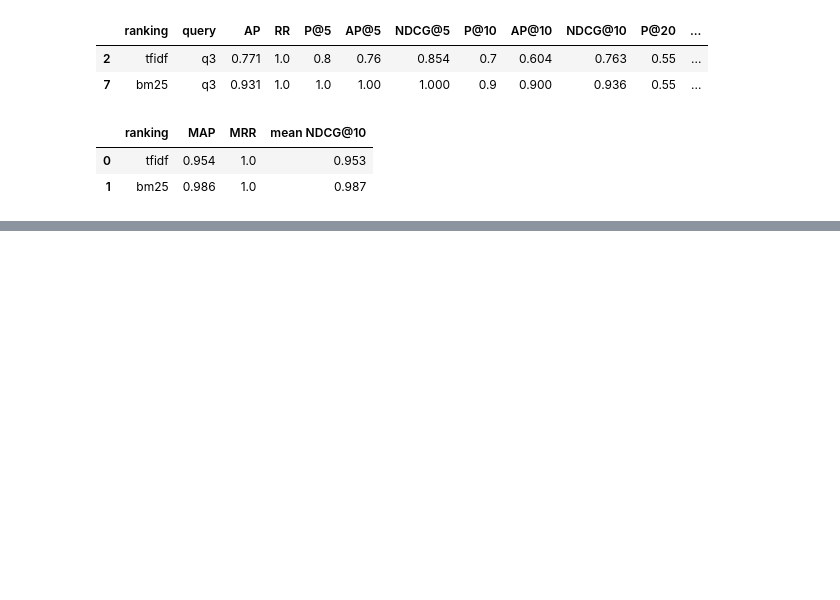
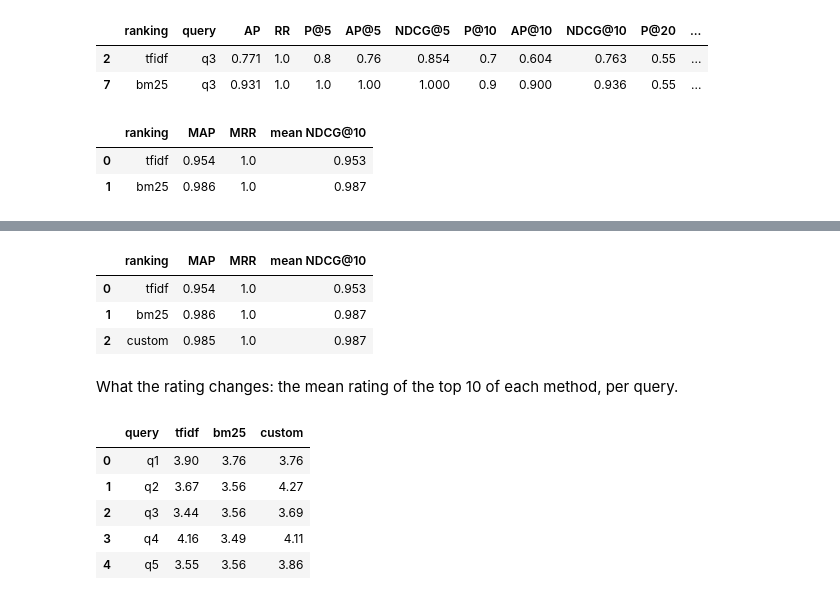
Before and after one commit to bielmongeortiz/irwa-final-project, a Jupyter notebook: project_progress/part_3/IRWA_part_3.ipynb, the cells around one changed output, grey strips where cells are left out. Saved outputs shown, nothing was run; the diff lists cells and outputs as text; code cells hidden in the pictures; blank space fills up the shorter version.

```diff
--- a/project_progress/part_3/IRWA_part_3.ipynb
+++ b/project_progress/part_3/IRWA_part_3.ipynb
@@ -148,0 +183,29 @@ summary(per_query)
+# %%
+per_query = pd.concat([evaluate("tfidf"), evaluate("bm25"), evaluate("custom")], ignore_index=True)
+summary(per_query)
+# %% [output]
+|  | ranking | MAP | MRR | mean NDCG@10 |
+| 0 | tfidf | 0.954 | 1.0 | 0.953 |
+| 1 | bm25 | 0.986 | 1.0 | 0.987 |
+| 2 | custom | 0.985 | 1.0 | 0.987 |
+# %% [markdown]
+What the rating changes: the mean rating of the top 10 of each method, per query.
+# %%
+rows = []
+for qid, q in queries.items():
+    row = {"query": qid}
+    for ranking in ["tfidf", "bm25", "custom"]:
+        top10 = search_in_corpus(q, index, top_k=10, ranking=ranking)
+        total = 0
+        for pid, score in top10:
+            total += RATINGS[pid]
+        row[ranking] = round(total / len(top10), 2)
+    rows.append(row)
+pd.DataFrame(rows)
+# %% [output]
+|  | query | tfidf | bm25 | custom |
+| 0 | q1 | 3.90 | 3.76 | 3.76 |
+| 1 | q2 | 3.67 | 3.56 | 4.27 |
+| 2 | q3 | 3.44 | 3.56 | 3.69 |
+| 3 | q4 | 4.16 | 3.49 | 4.11 |
+| 4 | q5 | 3.55 | 3.56 | 3.86 |
```
Also changed, not shown: parts of 9 cells of this notebook, 3 other files.
